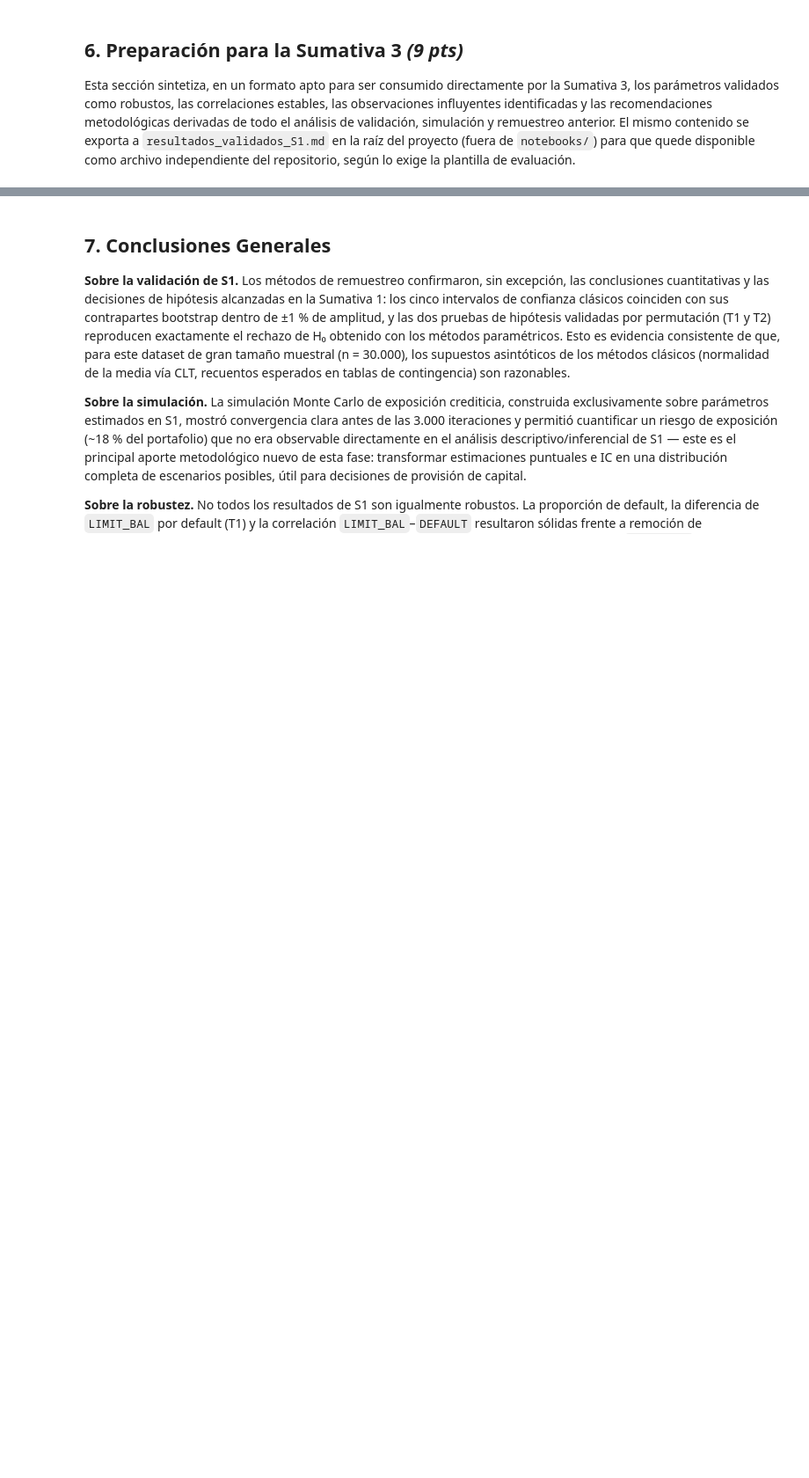
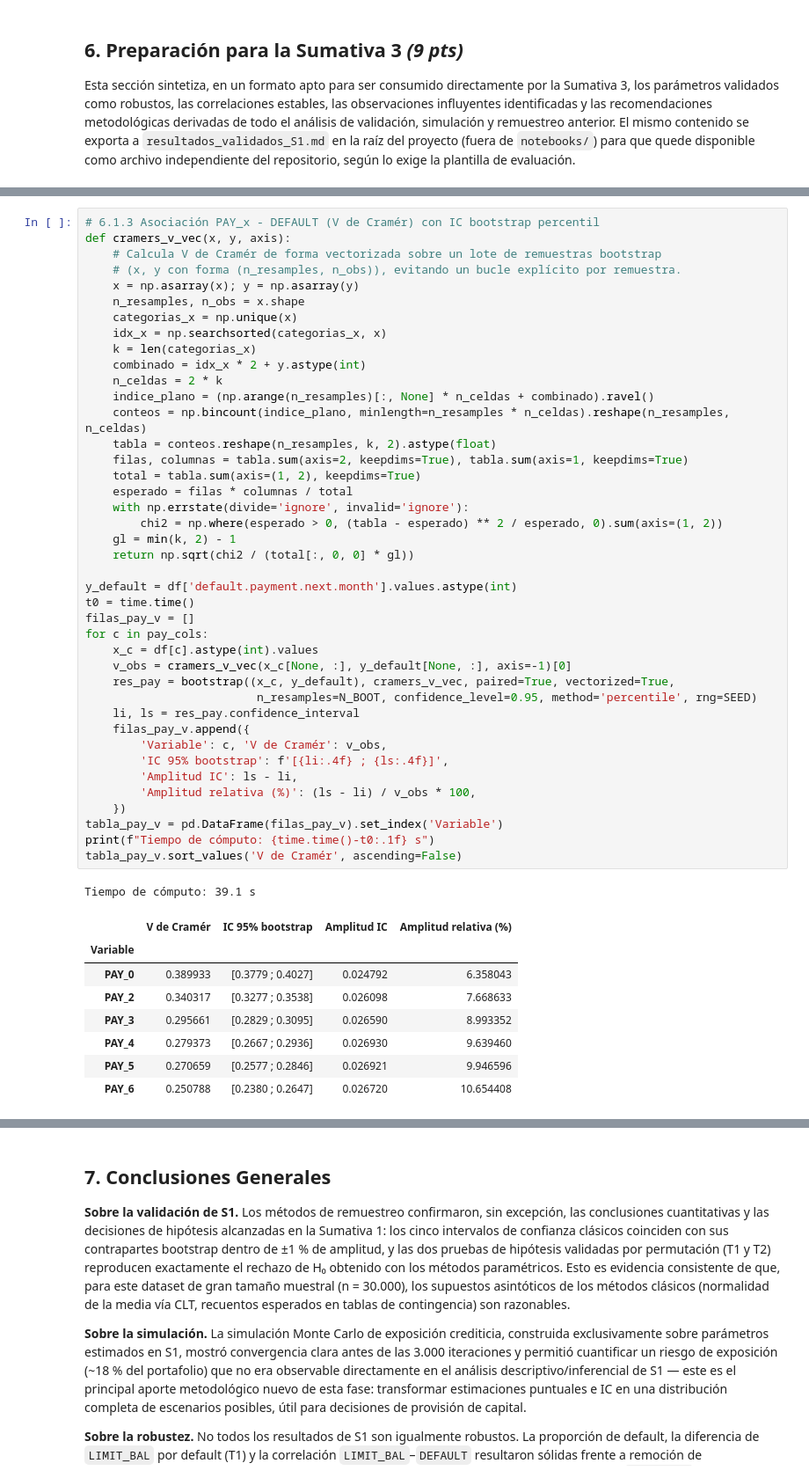
Before and after one commit to robertomoncada-blip/Magister_ciencia_datos, a Jupyter notebook: MCDI501/S2/notebooks/F2_semana2.ipynb, the cells around one changed output, grey strips where cells are left out. Shown at 88% size. Saved outputs shown, nothing was run; the diff lists cells and outputs as text; blank space fills up the shorter version.

```diff
--- a/MCDI501/S2/notebooks/F2_semana2.ipynb
+++ b/MCDI501/S2/notebooks/F2_semana2.ipynb
@@ -813,0 +878,51 @@ Esta sección sintetiza, en un formato apto para ser consumido directamente por
+# %%
+# 6.1.3 Asociación PAY_x - DEFAULT (V de Cramér) con IC bootstrap percentil
+def cramers_v_vec(x, y, axis):
+    # Calcula V de Cramér de forma vectorizada sobre un lote de remuestras bootstrap
+    # (x, y con forma (n_resamples, n_obs)), evitando un bucle explícito por remuestra.
+    x = np.asarray(x); y = np.asarray(y)
+    n_resamples, n_obs = x.shape
+    categorias_x = np.unique(x)
+    idx_x = np.searchsorted(categorias_x, x)
+    k = len(categorias_x)
+    combinado = idx_x * 2 + y.astype(int)
+    n_celdas = 2 * k
+    indice_plano = (np.arange(n_resamples)[:, None] * n_celdas + combinado).ravel()
+    conteos = np.bincount(indice_plano, minlength=n_resamples * n_celdas).reshape(n_resamples, n_celdas)
+    tabla = conteos.reshape(n_resamples, k, 2).astype(float)
+    filas, columnas = tabla.sum(axis=2, keepdims=True), tabla.sum(axis=1, keepdims=True)
+    total = tabla.sum(axis=(1, 2), keepdims=True)
+    esperado = filas * columnas / total
+    with np.errstate(divide='ignore', invalid='ignore'):
+        chi2 = np.where(esperado > 0, (tabla - esperado) ** 2 / esperado, 0).sum(axis=(1, 2))
+    gl = min(k, 2) - 1
+    return np.sqrt(chi2 / (total[:, 0, 0] * gl))
+
+y_default = df['default.payment.next.month'].values.astype(int)
+t0 = time.time()
+filas_pay_v = []
+for c in pay_cols:
+    x_c = df[c].astype(int).values
+    v_obs = cramers_v_vec(x_c[None, :], y_default[None, :], axis=-1)[0]
+    res_pay = bootstrap((x_c, y_default), cramers_v_vec, paired=True, vectorized=True,
+                         n_resamples=N_BOOT, confidence_level=0.95, method='percentile', rng=SEED)
+    li, ls = res_pay.confidence_interval
+    filas_pay_v.append({
+        'Variable': c, 'V de Cramér': v_obs,
+        'IC 95% bootstrap': f'[{li:.4f} ; {ls:.4f}]',
+        'Amplitud IC': ls - li,
+        'Amplitud relativa (%)': (ls - li) / v_obs * 100,
+    })
+tabla_pay_v = pd.DataFrame(filas_pay_v).set_index('Variable')
+print(f"Tiempo de cómputo: {time.time()-t0:.1f} s")
+tabla_pay_v.sort_values('V de Cramér', ascending=False)
+# %% [output]
+Tiempo de cómputo: 39.1 s
+|  | V de Cramér | IC 95% bootstrap | Amplitud IC | Amplitud relativa (%) |
+| Variable |  |  |  |  |
+| PAY_0 | 0.389933 | [0.3779 ; 0.4027] | 0.024792 | 6.358043 |
+| PAY_2 | 0.340317 | [0.3277 ; 0.3538] | 0.026098 | 7.668633 |
+| PAY_3 | 0.295661 | [0.2829 ; 0.3095] | 0.026590 | 8.993352 |
+| PAY_4 | 0.279373 | [0.2667 ; 0.2936] | 0.026930 | 9.639460 |
+| PAY_5 | 0.270659 | [0.2577 ; 0.2846] | 0.026921 | 9.946596 |
+| PAY_6 | 0.250788 | [0.2380 ; 0.2647] | 0.026720 | 10.654408 |
```
Also changed, not shown: parts of 17 cells of this notebook, 1 other file.
